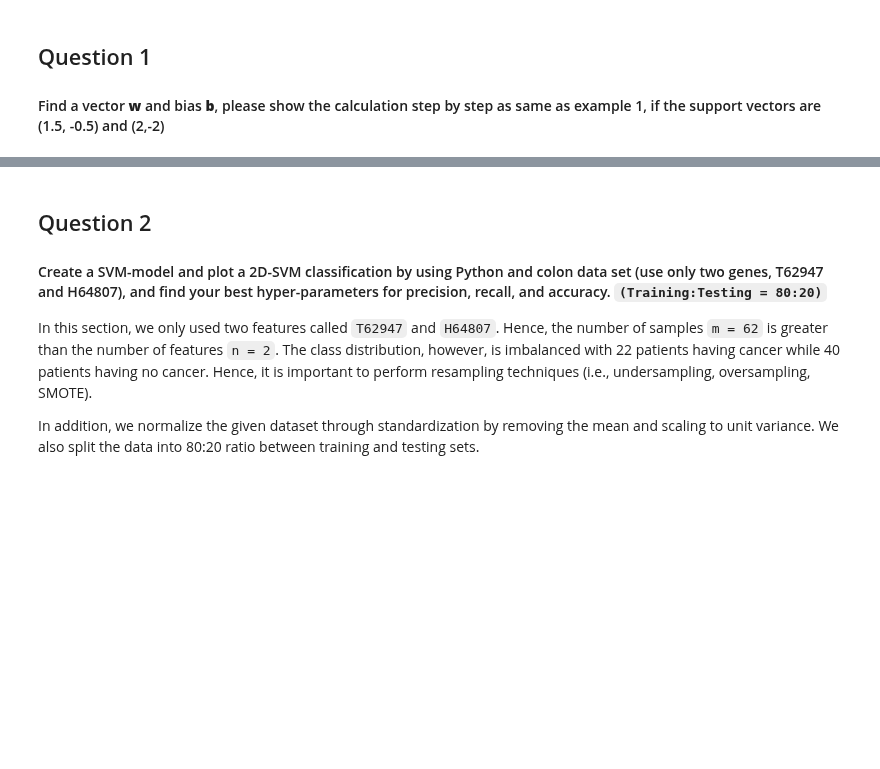
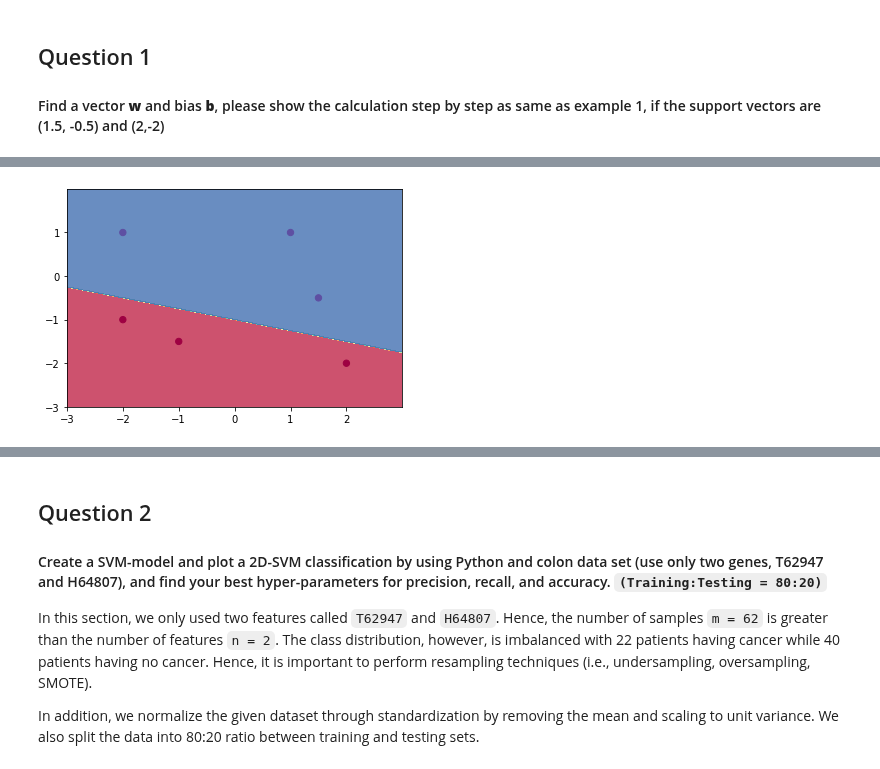
Before and after one commit to rrwabina/RADI608, a Jupyter notebook: Python Lectures/04 SVM/scripts/assignment.ipynb, the cells around one changed output, grey strips where cells are left out. Cells and saved outputs as stored; diff of their text form; code cells hidden in the pictures; blank space fills up the shorter version.

```diff
--- a/Python Lectures/04 SVM/scripts/assignment.ipynb
+++ b/Python Lectures/04 SVM/scripts/assignment.ipynb
@@ -18,3 +18,89 @@ from imblearn.over_sampling import SMOTE
 # %% [markdown]
 ## Question 1
 #### Find a vector **w** and bias **b**, please show the calculation step by step as same as example 1, if the support vectors are (1.5, -0.5) and (2,-2)
+# %%
+import cvxopt
+from sklearn import datasets
+
+def linear(x, z):
+    return np.dot(x, z.T)
+
+def polynomial(x, z, p=5):
+    return (1 + np.dot(x, z.T)) ** p
+
+def gaussian(x, z, sigma = 0.1):
+    return np.exp(-np.linalg.norm(x - z, axis=1) ** 2 / (2 * (sigma ** 2)))
+
+def plot_contour(X, y, svm):
+    h = 0.01
+    x_min, x_max = X[:, 0].min() - 1, X[:, 0].max() + 1
+    y_min, y_max = X[:, 1].min() - 1, X[:, 1].max() + 1
+
+    xx, yy = np.meshgrid(np.arange(x_min, x_max, h), np.arange(y_min, y_max, h))
+    points = np.c_[xx.ravel(), yy.ravel()]
+    Z = svm.predict(points)
+    Z = Z.reshape(xx.shape)
+    plt.contourf(xx, yy, Z, cmap=plt.cm.Spectral, alpha=0.8)
+    plt.scatter(X[:, 0], X[:, 1], c=y, s = 40, cmap = plt.cm.Spectral)
+
+
+class SVM:
+    def __init__(self, kernel = gaussian, C = 1):
+        self.kernel = kernel
+        self.C = C
+
+    def fit(self, X, y):
+        self.y = y
+        self.X = X
+        m, n = X.shape
+
+        self.K = np.zeros((m, m))
+        for i in range(m):
+            self.K[i, :] = self.kernel(X[i, np.newaxis], self.X)
+
+        P = cvxopt.matrix(np.outer(y, y) * self.K)
+        q = cvxopt.matrix(-np.ones((m, 1)))
+        G = cvxopt.matrix(np.vstack((np.eye(m) * -1, np.eye(m))))
+        h = cvxopt.matrix(np.hstack((np.zeros(m), np.ones(m) * self.C)))
+        A = cvxopt.matrix(y, (1, m), "d")
+        b = cvxopt.matrix(np.zeros(1))
+        cvxopt.solvers.options['show_progress'] = False
+        sol = cvxopt.solvers.qp(P, q, G, h, A, b)
+        self.alphas = np.array(sol['x'])
+
+    def predict(self, X):
+        y_predict = np.zeros((X.shape[0]))
+        sv, w, b, alphas = self.get_parameters(self.alphas)
+
+        for i in range(X.shape[0]):
+            y_predict[i] = np.sum(
+                self.alphas[sv]
+                * self.y[sv, np.newaxis]
+                * self.kernel(X[i], self.X[sv])[:, np.newaxis]
+            )
+        print(f'Weights: {w}')
+        print(f'Biases: {b}')
+        print(f'Alphas: {alphas}')
+        return np.sign(y_predict + self.b)
+
+    def get_parameters(self, alphas):
+        threshold = 1e-5
+
+        sv = ((alphas > threshold) * (alphas < self.C)).flatten()
+        self.w = np.dot(self.X[sv].T, alphas[sv] * self.y[sv, np.newaxis])
+        self.b = np.mean(
+            self.y[sv, np.newaxis]
+            - self.alphas[sv] * self.y[sv, np.newaxis] * self.K[sv, sv][:, np.newaxis]
+        )
+        return sv, self.w, self.b, self.alphas
+
+if __name__ == "__main__":
+    X = np.array([[-2, 1], [-2, -1], [-1, -1.5], [1, 1], [1.5, -0.5],[2, -2]] )
+    y = np.array([1, -1, -1, 1, 1, -1])
+
+    svm = SVM(kernel = linear)
+    svm.fit(X, y)
+    y_pred = svm.predict(X)
+    plot_contour(X, y, svm)
+    print(f"Accuracy: {sum(y == y_pred) / y.shape[0]}")
+# %% [output]
@@ -20,0 +126 @@ from imblearn.over_sampling import SMOTE
+[figure, added]
```
Also changed, not shown: parts of 3 cells of this notebook, 1 other file.
